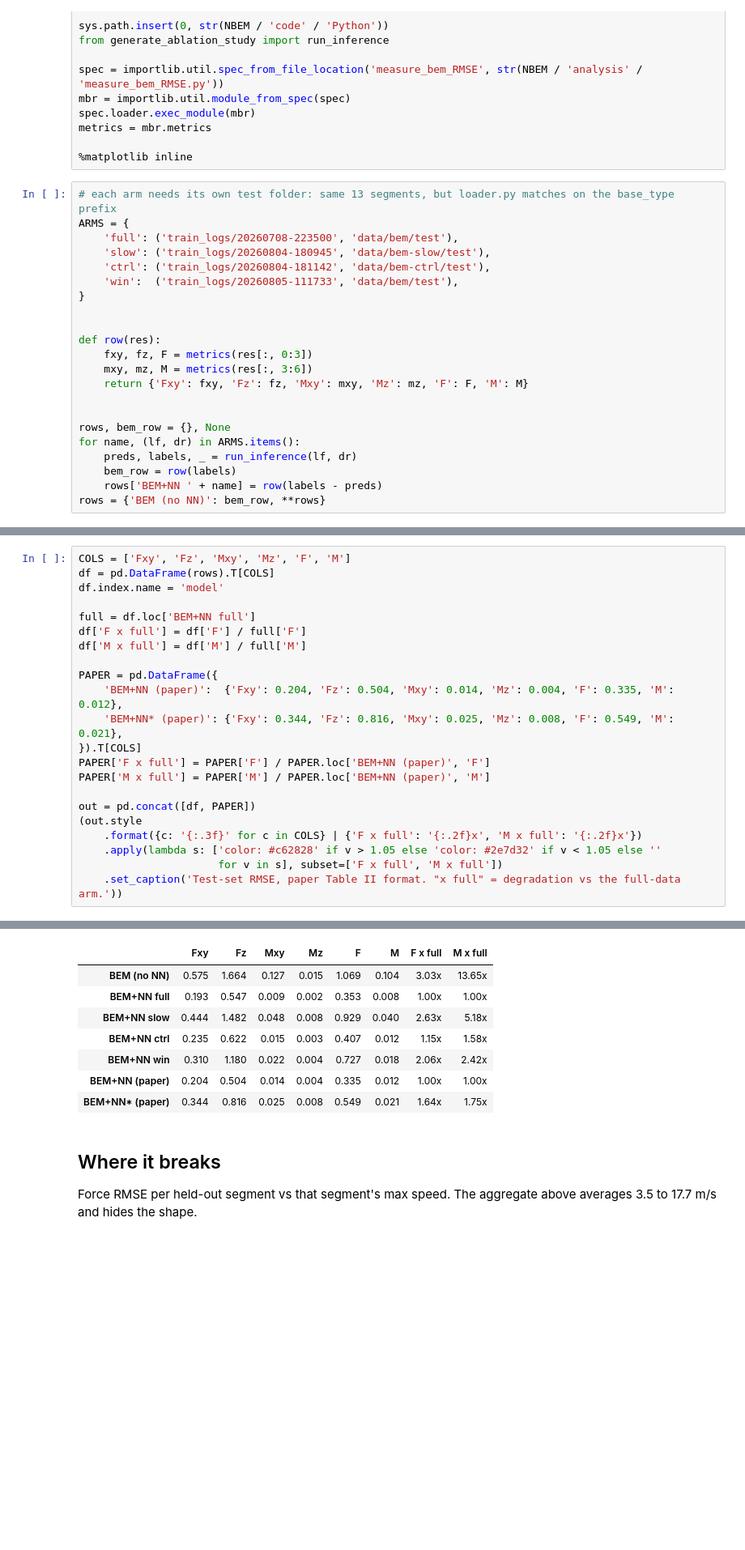
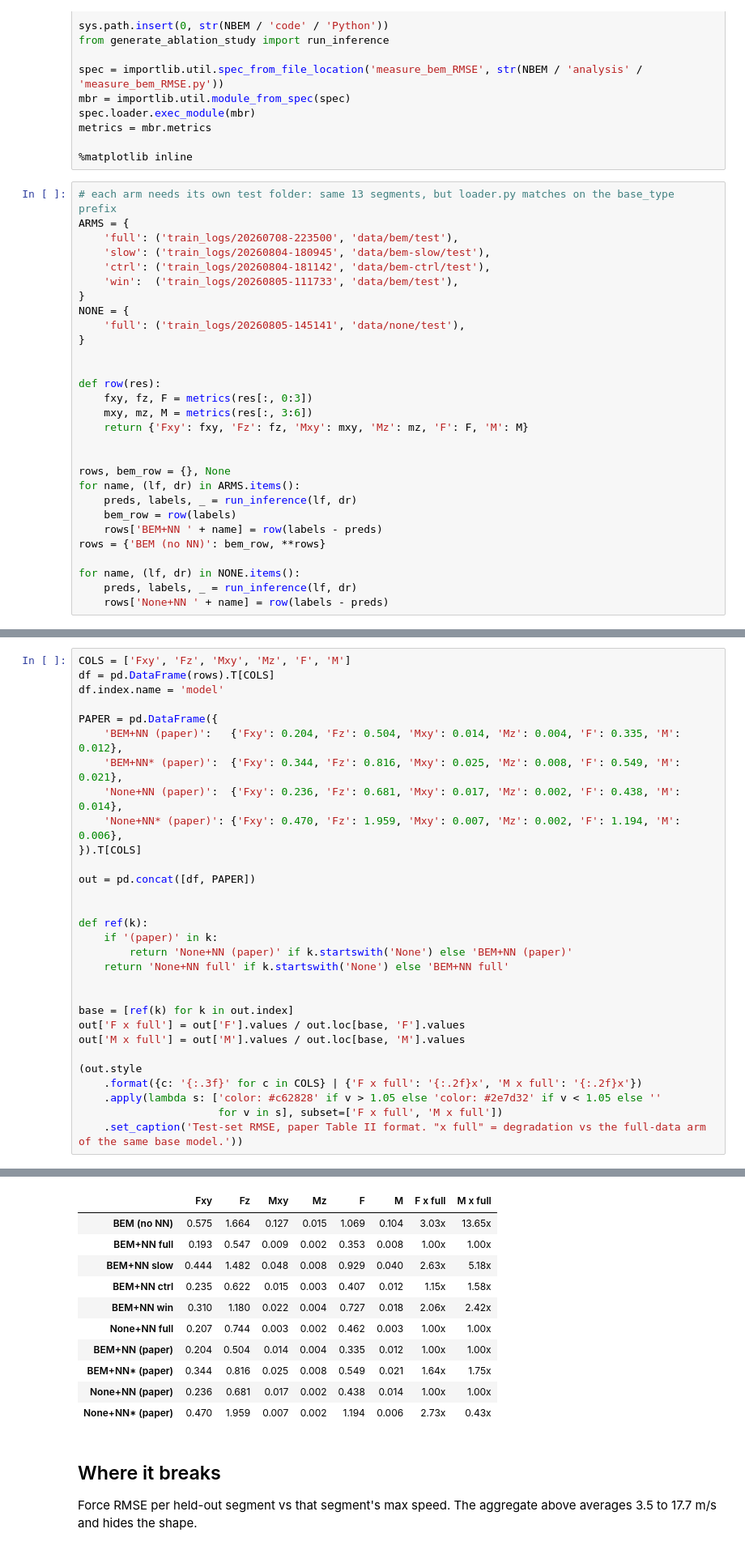
Before and after one commit to andyska09/mrs-BEM, a Jupyter notebook: NeuroBEM/analysis/generalization.ipynb, the cells around one changed output, grey strips where cells are left out. Shown at 81% size. Saved outputs shown, nothing was run; the diff lists cells and outputs as text; blank space fills up the shorter version.

Commit message:
None+NN added

```diff
--- a/NeuroBEM/analysis/generalization.ipynb
+++ b/NeuroBEM/analysis/generalization.ipynb
@@ -54,6 +54,9 @@ ARMS = {
     'slow': ('train_logs/20260804-180945', 'data/bem-slow/test'),
     'ctrl': ('train_logs/20260804-181142', 'data/bem-ctrl/test'),
     'win':  ('train_logs/20260805-111733', 'data/bem/test'),
+}
+NONE = {
+    'full': ('train_logs/20260805-145141', 'data/none/test'),
 }
 
 
@@ -69,6 +72,10 @@ for name, (lf, dr) in ARMS.items():
     bem_row = row(labels)
     rows['BEM+NN ' + name] = row(labels - preds)
 rows = {'BEM (no NN)': bem_row, **rows}
+
+for name, (lf, dr) in NONE.items():
+    preds, labels, _ = run_inference(lf, dr)
+    rows['None+NN ' + name] = row(labels - preds)
 # %% [output]
 #############################
 False
@@ -123,21 +142,29 @@ COLS = ['Fxy', 'Fz', 'Mxy', 'Mz', 'F', 'M']
 df = pd.DataFrame(rows).T[COLS]
 df.index.name = 'model'
 
-full = df.loc['BEM+NN full']
-df['F x full'] = df['F'] / full['F']
-df['M x full'] = df['M'] / full['M']
-
 PAPER = pd.DataFrame({
-    'BEM+NN (paper)':  {'Fxy': 0.204, 'Fz': 0.504, 'Mxy': 0.014, 'Mz': 0.004, 'F': 0.335, 'M': 0.012},
-    'BEM+NN* (paper)': {'Fxy': 0.344, 'Fz': 0.816, 'Mxy': 0.025, 'Mz': 0.008, 'F': 0.549, 'M': 0.021},
+    'BEM+NN (paper)':   {'Fxy': 0.204, 'Fz': 0.504, 'Mxy': 0.014, 'Mz': 0.004, 'F': 0.335, 'M': 0.012},
+    'BEM+NN* (paper)':  {'Fxy': 0.344, 'Fz': 0.816, 'Mxy': 0.025, 'Mz': 0.008, 'F': 0.549, 'M': 0.021},
+    'None+NN (paper)':  {'Fxy': 0.236, 'Fz': 0.681, 'Mxy': 0.017, 'Mz': 0.002, 'F': 0.438, 'M': 0.014},
+    'None+NN* (paper)': {'Fxy': 0.470, 'Fz': 1.959, 'Mxy': 0.007, 'Mz': 0.002, 'F': 1.194, 'M': 0.006},
 }).T[COLS]
-PAPER['F x full'] = PAPER['F'] / PAPER.loc['BEM+NN (paper)', 'F']
-PAPER['M x full'] = PAPER['M'] / PAPER.loc['BEM+NN (paper)', 'M']
 
 out = pd.concat([df, PAPER])
+
+
+def ref(k):
+    if '(paper)' in k:
+        return 'None+NN (paper)' if k.startswith('None') else 'BEM+NN (paper)'
+    return 'None+NN full' if k.startswith('None') else 'BEM+NN full'
+
+
+base = [ref(k) for k in out.index]
+out['F x full'] = out['F'].values / out.loc[base, 'F'].values
+out['M x full'] = out['M'].values / out.loc[base, 'M'].values
+
 (out.style
     .format({c: '{:.3f}' for c in COLS} | {'F x full': '{:.2f}x', 'M x full': '{:.2f}x'})
     .apply(lambda s: ['color: #c62828' if v > 1.05 else 'color: #2e7d32' if v < 1.05 else ''
                       for v in s], subset=['F x full', 'M x full'])
-    .set_caption('Test-set RMSE, paper Table II format. "x full" = degradation vs the full-data arm.'))
+    .set_caption('Test-set RMSE, paper Table II format. "x full" = degradation vs the full-data arm of the same base model.'))
 # %% [output]
@@ -145,11 +172,14 @@ Test-set RMSE, paper Table II format. "x full" = degradation vs the full-data ar
 |  | Fxy | Fz | Mxy | Mz | F | M | F x full | M x full |
 | BEM (no NN) | 0.575 | 1.664 | 0.127 | 0.015 | 1.069 | 0.104 | 3.03x | 13.65x |
 | BEM+NN full | 0.193 | 0.547 | 0.009 | 0.002 | 0.353 | 0.008 | 1.00x | 1.00x |
 | BEM+NN slow | 0.444 | 1.482 | 0.048 | 0.008 | 0.929 | 0.040 | 2.63x | 5.18x |
 | BEM+NN ctrl | 0.235 | 0.622 | 0.015 | 0.003 | 0.407 | 0.012 | 1.15x | 1.58x |
 | BEM+NN win | 0.310 | 1.180 | 0.022 | 0.004 | 0.727 | 0.018 | 2.06x | 2.42x |
+| None+NN full | 0.207 | 0.744 | 0.003 | 0.002 | 0.462 | 0.003 | 1.00x | 1.00x |
 | BEM+NN (paper) | 0.204 | 0.504 | 0.014 | 0.004 | 0.335 | 0.012 | 1.00x | 1.00x |
 | BEM+NN* (paper) | 0.344 | 0.816 | 0.025 | 0.008 | 0.549 | 0.021 | 1.64x | 1.75x |
+| None+NN (paper) | 0.236 | 0.681 | 0.017 | 0.002 | 0.438 | 0.014 | 1.00x | 1.00x |
+| None+NN* (paper) | 0.470 | 1.959 | 0.007 | 0.002 | 1.194 | 0.006 | 2.73x | 0.43x |
 # %% [markdown]
 ## Where it breaks
 
```
Also changed, not shown: parts of 2 cells of this notebook.
